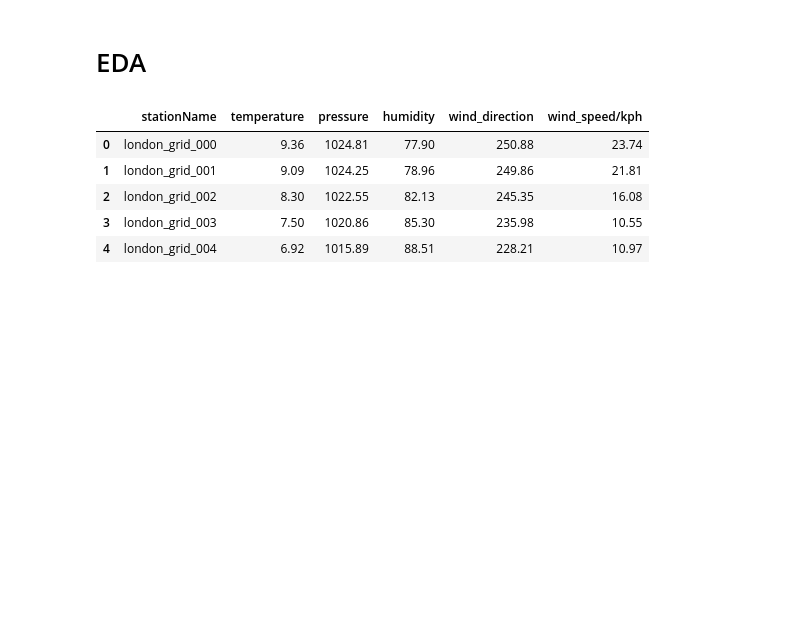
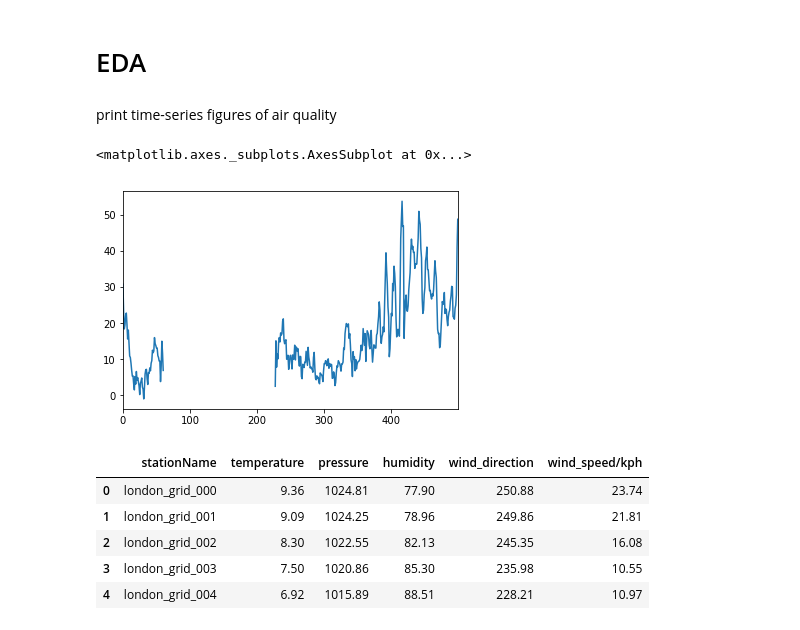
Before and after one commit to stephen0701/python-workspace, a Jupyter notebook: fresh_air/london.ipynb, the cells around one changed output. Drawn from its saved outputs; the diff is of its cells as text; code cells hidden in the pictures; blank space fills up the shorter version.

```diff
--- a/fresh_air/london.ipynb
+++ b/fresh_air/london.ipynb
@@ -139,7 +66,0 @@ dtype: int64
-# %%
-import utils
-aq_data.columns = ['utc_time', 'station_id', 'PM2.5', 'PM10', 'NO2']
-live_aq_data = utils.read_multiple_csv('./raw_data/ld/airquality')
-live_aq_data = live_aq_data.drop(['id', 'CO_Concentration', 'O3_Concentration', 'SO2_Concentration'], axis=1)
-live_aq_data.columns = ['station_id', 'utc_time', 'PM2.5', 'PM10', 'NO2']
-live_aq_data = live_aq_data.reindex(columns = ['utc_time', 'station_id', 'PM2.5', 'PM10', 'NO2'])
@@ -153,6 +66,0 @@ live_aq_data = live_aq_data.reindex(columns = ['utc_time', 'station_id', 'PM2.5'
-# %%
-aq_data = aq_data.append(live_aq_data, ignore_index=True)
-# %%
-aq_data['utc_time'] = pd.to_datetime(aq_data['utc_time'])
-aq_data = aq_data.sort_values(['station_id', 'utc_time'])
-aq_data = aq_data.reset_index(drop=True)
@@ -294,2 +118,4 @@ merged_meo_data
 # %% [markdown]
 # EDA
+# %% [markdown]
+print time-series figures of air quality
@@ -296,3 +125,11 @@ merged_meo_data
+# %%
+bl0 = aq_data.loc[aq_data['station_id']=='BL0'].iloc[0:500]
+bl0 = bl0.dropna(axis=0, subset=['PM2.5'])
+# %%
+bl0['PM2.5'].plot()
+# %% [output]
+<matplotlib.axes._subplots.AxesSubplot at 0x...>
+[figure, added]
 # %%
 import seaborn as sns
 %matplotlib inline
```
Also changed, not shown: parts of 22 cells of this notebook.
